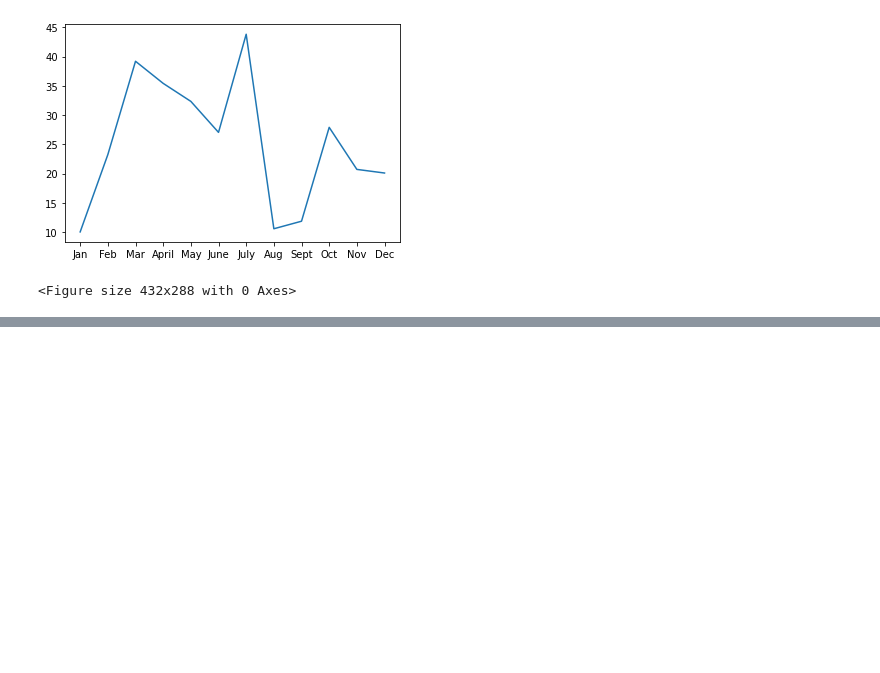
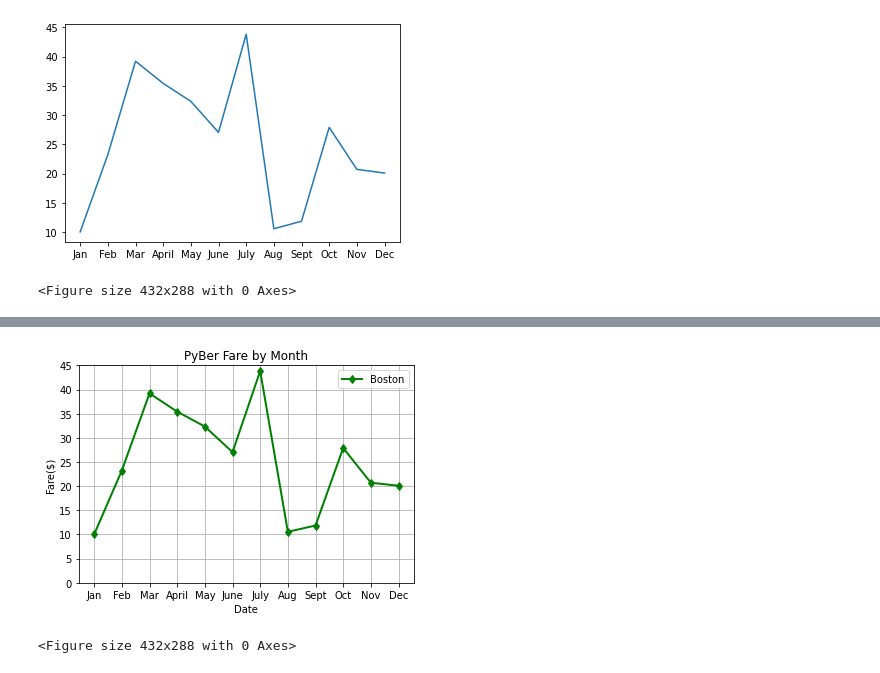
Before and after one commit to ericajini/PyBer_Analysis, a Jupyter notebook: matplotlib_practice.ipynb, the cells around one changed output, grey strips where cells are left out. Saved outputs shown, nothing was run; the diff lists cells and outputs as text; code cells hidden in the pictures; blank space fills up the shorter version.

```diff
--- a/matplotlib_practice.ipynb
+++ b/matplotlib_practice.ipynb
@@ -52,0 +85,19 @@ fig = plt.figure()
+# %%
+# Create the plot.
+ax = plt.axes()
+ax.plot(x_axis, y_axis, color="green", marker="d", linewidth=2, label='Boston')
+# Create labels for the x and y axes.
+ax.set_xlabel("Date")
+ax.set_ylabel("Fare($)")
+# Set the y limit between 0 and 45.
+ax.set_ylim(0, 45)
+# Create a title.
+ax.set_title("PyBer Fare by Month")
+# Add a grid.
+ax.grid()
+# Add the legend.
+ax.legend()
+fig = plt.figure()
+# %% [output]
+[figure, added]
+<Figure size 432x288 with 0 Axes>
```
Also changed, not shown: parts of 11 cells of this notebook.
